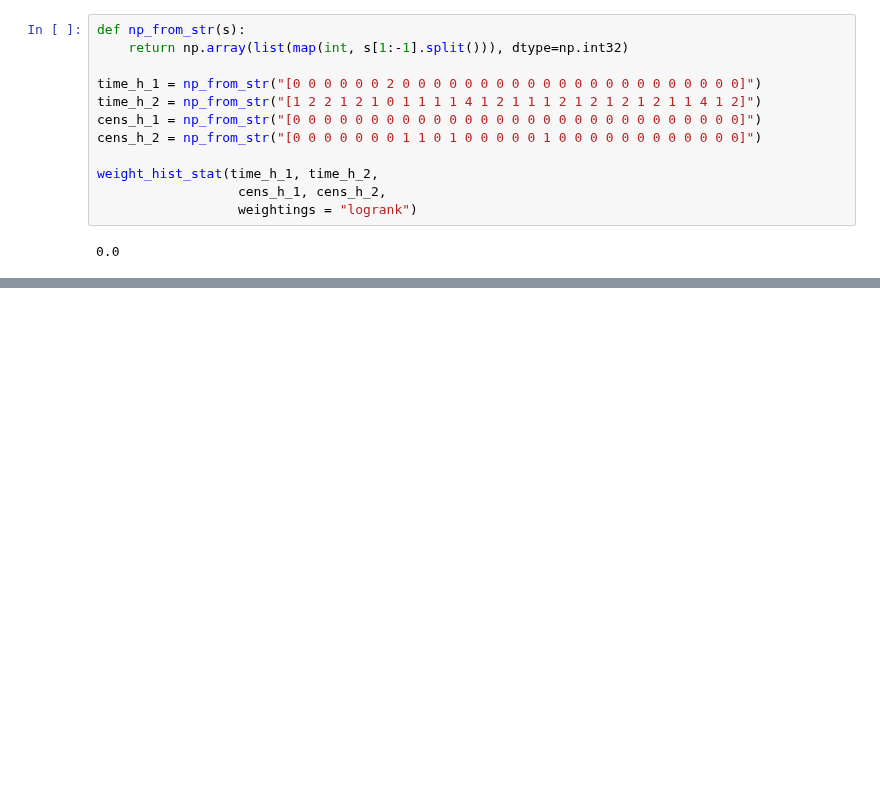
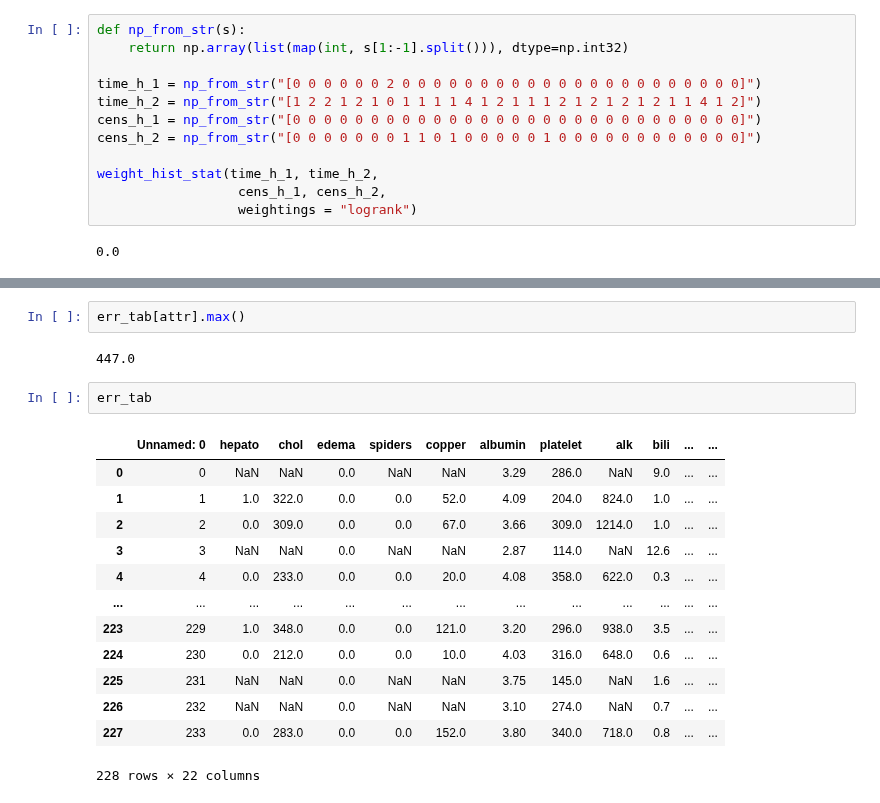
Before and after one commit to iuliivasilev/dev-survivors, a Jupyter notebook: demonstration/HistogramFindSplit.ipynb, the cells around one changed output, grey strips where cells are left out. Cells and saved outputs as stored; diff of their text form; blank space fills up the shorter version.

```diff
--- a/demonstration/HistogramFindSplit.ipynb
+++ b/demonstration/HistogramFindSplit.ipynb
@@ -1527,0 +1641,20 @@ array([0, 0, 1, 0, 0, 1, 0, 0, 0, 1, 0, 0, 0, 0, 1, 0, 0, 0, 0, 0, 0, 0,
+# %%
+err_tab[attr].max()
+# %% [output]
+447.0
+# %%
+err_tab
+# %% [output]
+|  | Unnamed: 0 | hepato | chol | edema | spiders | copper | albumin | platelet | alk | bili | ... | ... |
+| 0 | 0 | NaN | NaN | 0.0 | NaN | NaN | 3.29 | 286.0 | NaN | 9.0 | ... | ... |
+| 1 | 1 | 1.0 | 322.0 | 0.0 | 0.0 | 52.0 | 4.09 | 204.0 | 824.0 | 1.0 | ... | ... |
+| 2 | 2 | 0.0 | 309.0 | 0.0 | 0.0 | 67.0 | 3.66 | 309.0 | 1214.0 | 1.0 | ... | ... |
+| 3 | 3 | NaN | NaN | 0.0 | NaN | NaN | 2.87 | 114.0 | NaN | 12.6 | ... | ... |
+| 4 | 4 | 0.0 | 233.0 | 0.0 | 0.0 | 20.0 | 4.08 | 358.0 | 622.0 | 0.3 | ... | ... |
+| ... | ... | ... | ... | ... | ... | ... | ... | ... | ... | ... | ... | ... |
+| 223 | 229 | 1.0 | 348.0 | 0.0 | 0.0 | 121.0 | 3.20 | 296.0 | 938.0 | 3.5 | ... | ... |
+| 224 | 230 | 0.0 | 212.0 | 0.0 | 0.0 | 10.0 | 4.03 | 316.0 | 648.0 | 0.6 | ... | ... |
+| 225 | 231 | NaN | NaN | 0.0 | NaN | NaN | 3.75 | 145.0 | NaN | 1.6 | ... | ... |
+| 226 | 232 | NaN | NaN | 0.0 | NaN | NaN | 3.10 | 274.0 | NaN | 0.7 | ... | ... |
+| 227 | 233 | 0.0 | 283.0 | 0.0 | 0.0 | 152.0 | 3.80 | 340.0 | 718.0 | 0.8 | ... | ... |
+228 rows × 22 columns
```
Also changed, not shown: parts of 61 cells of this notebook, 2 other files.
